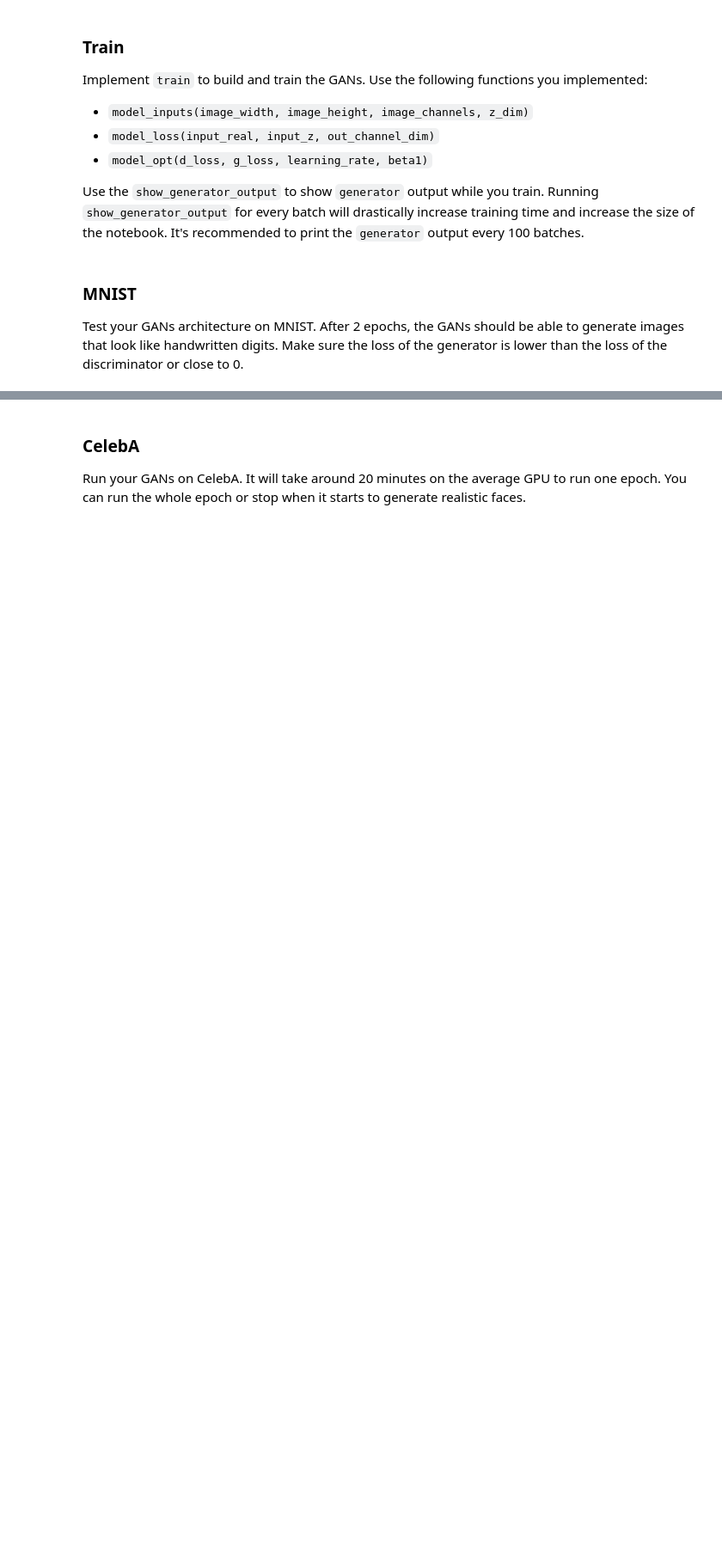
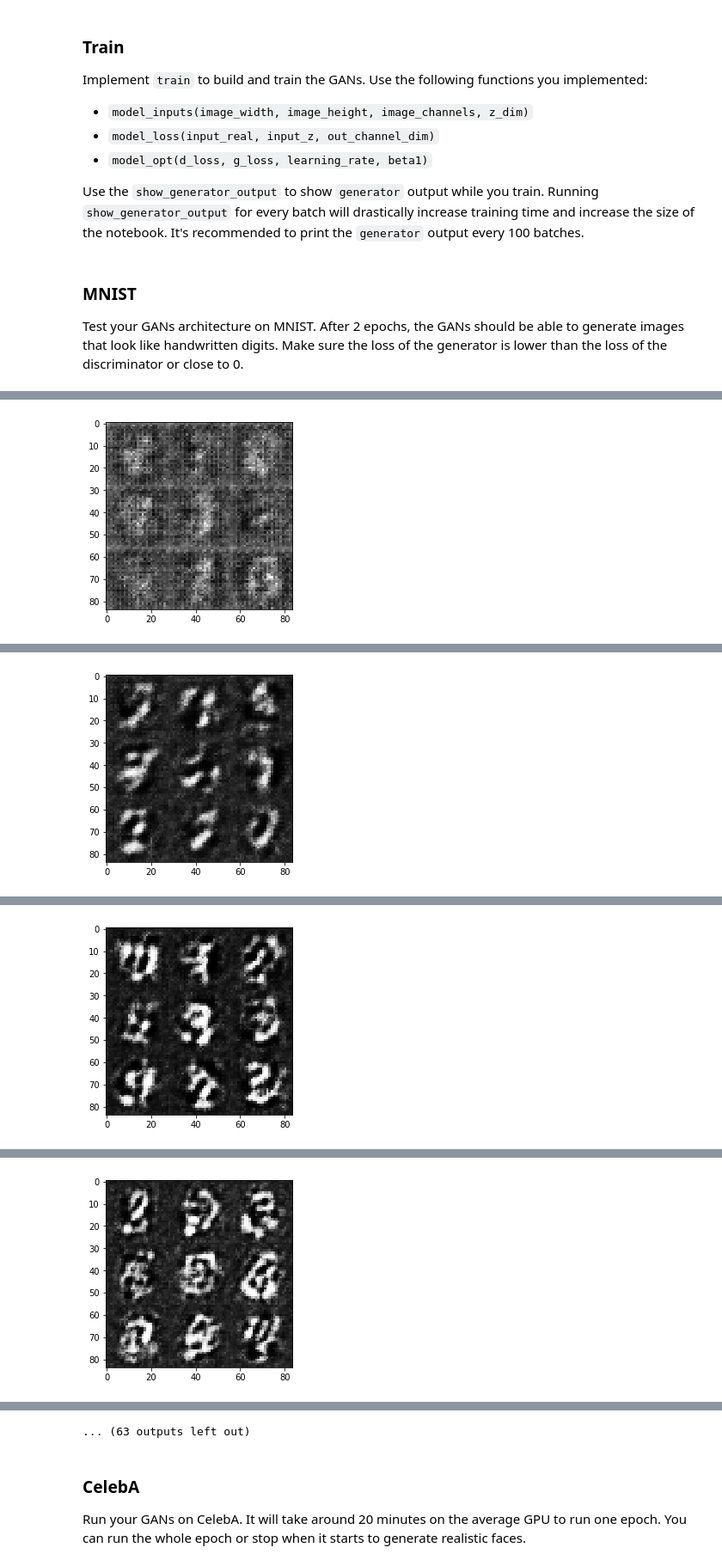
Before and after one commit to YudaiFurukawa/face_generation, a Jupyter notebook: dlnd_face_generation.ipynb, the cells around one changed output, grey strips where cells are left out. Shown at 86% size. Cells and saved outputs as stored; diff of their text form; code cells hidden in the pictures; blank space fills up the shorter version.

```diff
--- a/dlnd_face_generation.ipynb
+++ b/dlnd_face_generation.ipynb
@@ -392,19 +355,20 @@ def train(epoch_count, batch_size, z_dim, learning_rate, beta1, get_batches, dat
                     train_loss_d = d_loss.eval({input_z: batch_z, input_real: batch_images})
                     train_loss_g = g_loss.eval({input_z: batch_z})
 
-                    print("Epoch {}/{}...".format(epoch_i+1, epochs),
+                    print("Step: {}:".format(steps),
+                          "Epoch {}/{}...".format(epoch_i+1, epochs),
                           "Discriminator Loss: {:.4f}...".format(train_loss_d),
                           "Generator Loss: {:.4f}".format(train_loss_g))
-
-                    _ = show_generator_output(sess, 1, input_z, data_shape[3], data_image_mode)
+                if steps % 100 == 0:
+                    _ = show_generator_output(sess, 9, input_z, data_shape[3], data_image_mode)
 # %% [markdown]
 ### MNIST
 Test your GANs architecture on MNIST.  After 2 epochs, the GANs should be able to generate images that look like handwritten digits.  Make sure the loss of the generator is lower than the loss of the discriminator or close to 0.
 # %%
-batch_size = 64
-z_dim = 100
-learning_rate = 0.002
-beta1 = 0.5
+batch_size = 32
+z_dim = 200
+learning_rate = 0.0002
+beta1 = 0.3
 
 
 """
@@ -432,0 +394 @@ Tensor("discriminator_1/dense/BiasAdd:0", shape=(?, 1), dtype=float32) logit
+[figure, added]
@@ -436,0 +405 @@ Caused by op 'generator/conv2d_transpose/conv2d_transpose_2', defined at:
+[figure, added]
@@ -436,0 +416 @@ Caused by op 'generator/conv2d_transpose/conv2d_transpose_2', defined at:
+[figure, added]
@@ -436,0 +427 @@ Caused by op 'generator/conv2d_transpose/conv2d_transpose_2', defined at:
+[figure, added]
@@ -437,3 +450,4 @@ Caused by op 'generator/conv2d_transpose/conv2d_transpose_2', defined at:
+... (63 outputs left out)
 # %% [markdown]
 ### CelebA
 Run your GANs on CelebA.  It will take around 20 minutes on the average GPU to run one epoch.  You can run the whole epoch or stop when it starts to generate realistic faces.
```
Also changed, not shown: parts of 6 cells of this notebook, 2 other files.
